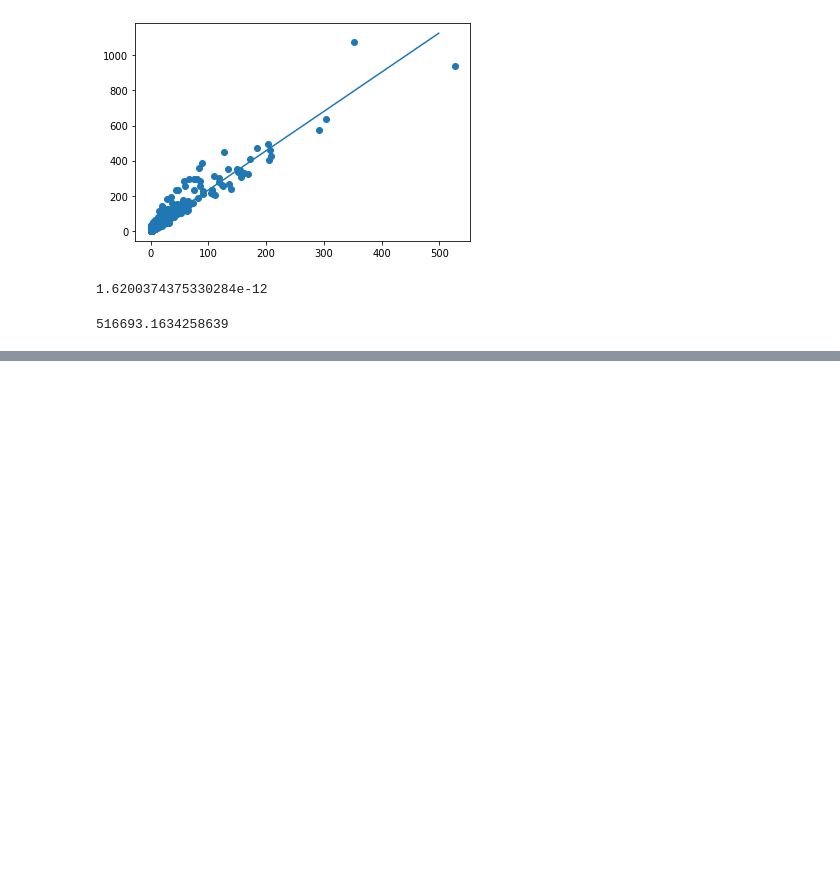
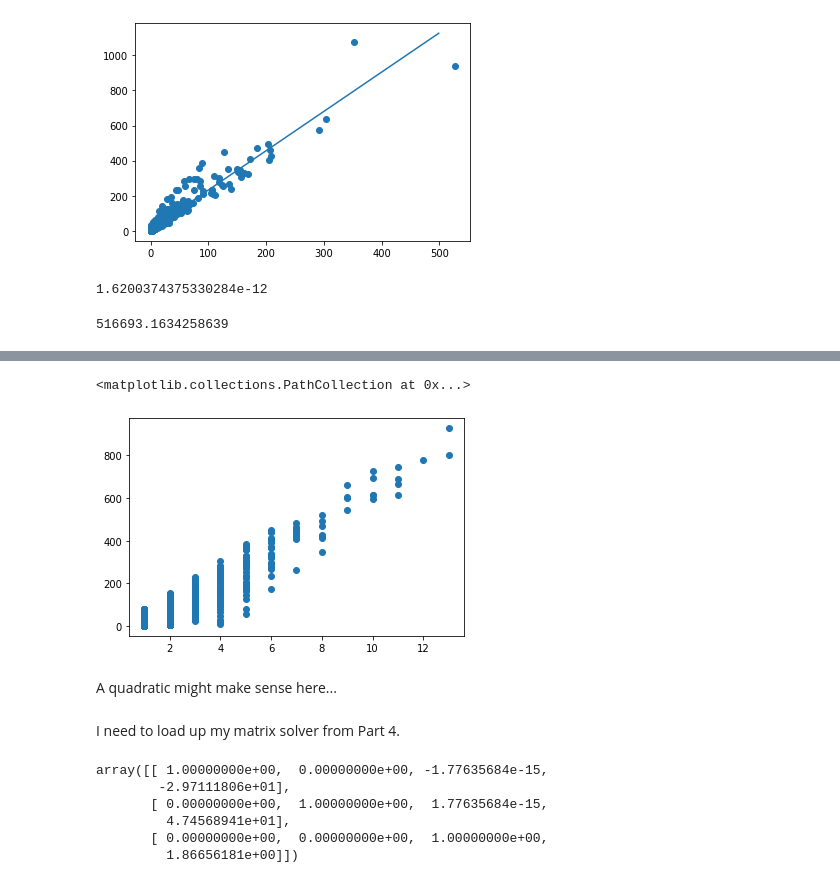
Before and after one commit to nurfnick/Numerical_Methods, a Jupyter notebook: ProjectPart6Regression.ipynb, the cells around one changed output, grey strips where cells are left out. Drawn from its saved outputs; the diff is of its cells as text; code cells hidden in the pictures; blank space fills up the shorter version.

```diff
--- a/ProjectPart6Regression.ipynb
+++ b/ProjectPart6Regression.ipynb
@@ -119,0 +166,7 @@ ss
+# %%
+plt.scatter(data["Yrs"],data["GP"])
+# %% [output]
+<matplotlib.collections.PathCollection at 0x...>
+[figure, added]
+# %% [markdown]
+A quadratic might make sense here...
@@ -119,0 +183,2 @@ ss
+# %% [markdown]
+I need to load up my matrix solver from Part 4.
@@ -119,0 +220,9 @@ ss
+# %%
+gaussJordan(np.array(matrix))
+# %% [output]
+array([[ 1.00000000e+00,  0.00000000e+00, -1.77635684e-15,
+        -2.97111806e+01],
+       [ 0.00000000e+00,  1.00000000e+00,  1.77635684e-15,
+         4.74568941e+01],
+       [ 0.00000000e+00,  0.00000000e+00,  1.00000000e+00,
+         1.86656181e+00]])
```
Also changed, not shown: parts of 19 cells of this notebook.
